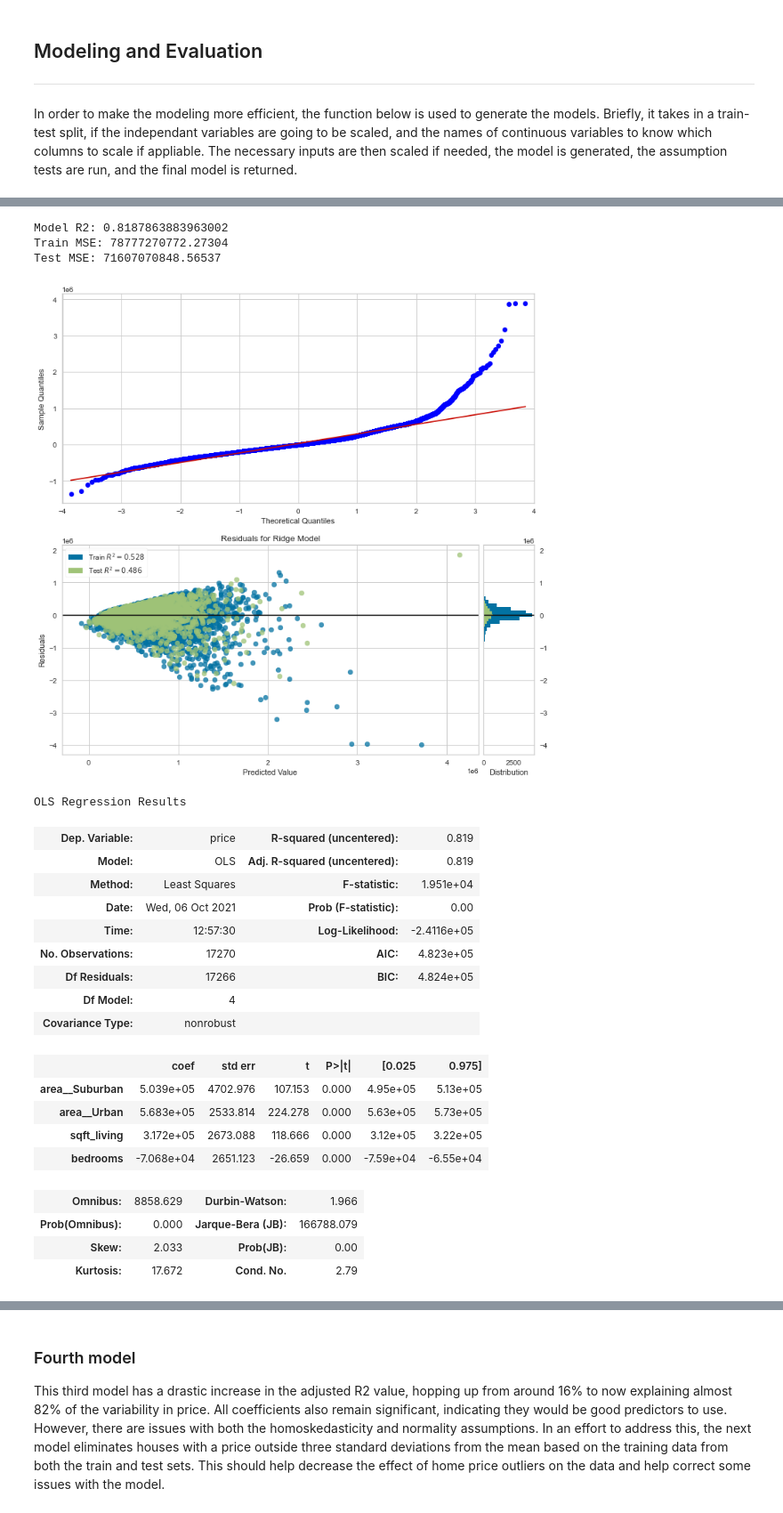
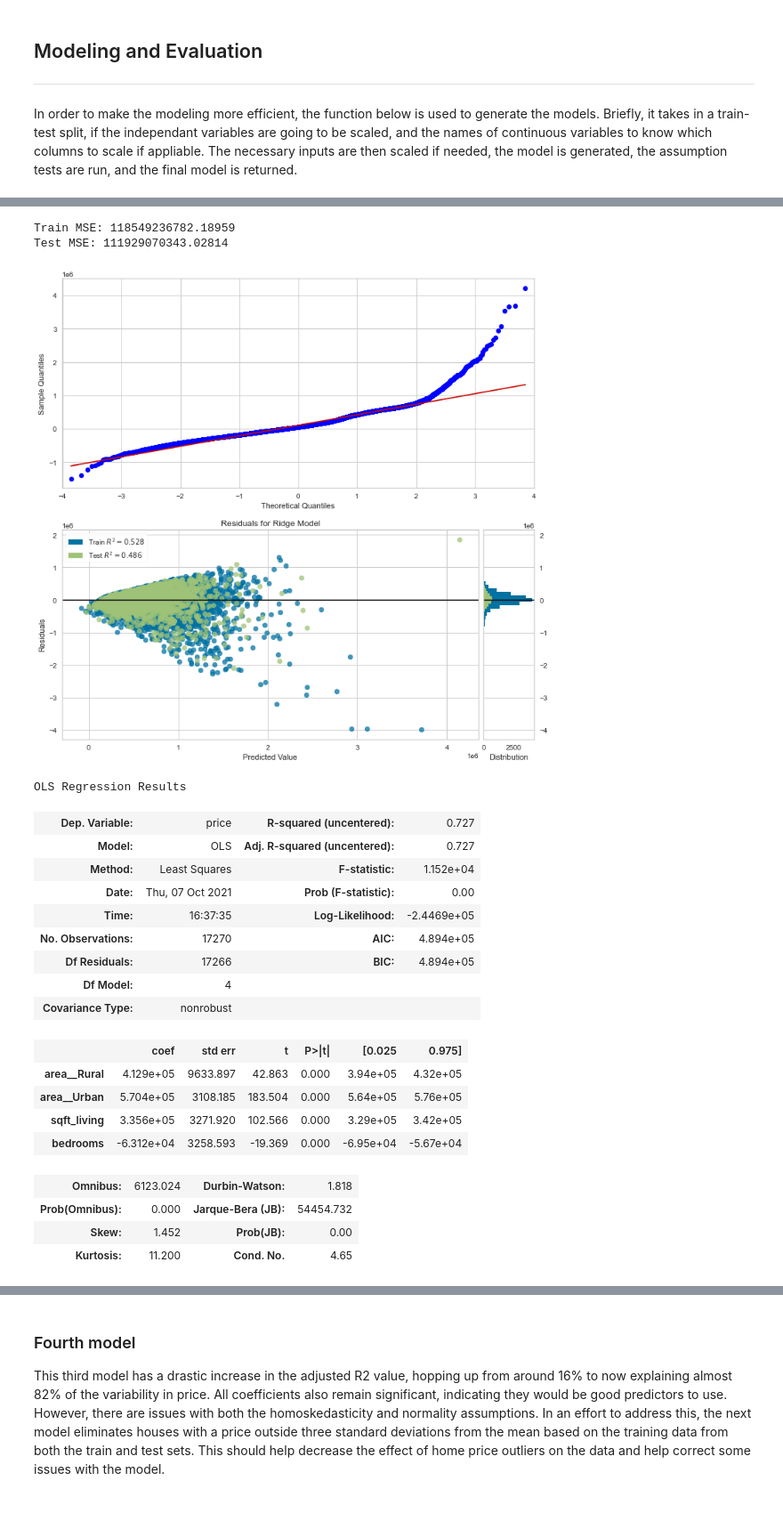
Before and after one commit to Sombrero7/project2, a Jupyter notebook: King_County_Analysis.ipynb, the cells around one changed output, grey strips where cells are left out. Shown at 89% size. Cells and saved outputs as stored; diff of their text form; code cells hidden in the pictures.

```diff
--- a/King_County_Analysis.ipynb
+++ b/King_County_Analysis.ipynb
@@ -228,0 +242,14 @@ df.head()
+# %%
+#Function to bin house conditions together
+def bin_conditions(x):
+    if (x == 'Poor') | (x == 'Fair') | (x == 'Average'):
+        return 'Low'
+    elif x == 'Good':
+        return 'Medium'
+    else:
+        return 'High'
+
+#Bins conditions by the three groups above
+df['conditions_bin'] = df['condition'].apply(bin_conditions)
+df = df.drop('condition', axis = 1)
+df.head()
@@ -395,41 +427,41 @@ While the adujsted R2 value is only slightly better than the first model, both c
 # %%
 #The features we are interested in for this model
 features_of_interest = ['sqft_living', 'bedrooms']
 
 #Categorical data that we want to include in our model
-city_df = pd.get_dummies(df['area_type'], drop_first=True, prefix='area_')
+city_df = pd.get_dummies(df['area_type'], prefix='area_')
+city_df = city_df.drop(columns = 'area__Suburban')
 
 #Creates new dataframe of independant variables
 X_df = pd.concat([city_df, df[features_of_interest]], axis=1)
 
 X_train, X_test, y_train, y_test = train_test_split(X_df, y_df, test_size=0.2, random_state=69)
 
 third_model = model_maker(X_train, X_test, y_train, y_test, features_of_interest)
 third_model.summary()
 # %% [output]
-Model R2: 0.8187863883963002
-Train MSE: 78777270772.27304
-Test MSE: 71607070848.56537
+Train MSE: 118549236782.18959
+Test MSE: 111929070343.02814
-[figure, old version]
+[figure, new version]
 OLS Regression Results
-| Dep. Variable: | price | R-squared (uncentered): | 0.819 |
-| Model: | OLS | Adj. R-squared (uncentered): | 0.819 |
-| Method: | Least Squares | F-statistic: | 1.951e+04 |
-| Date: | Wed, 06 Oct 2021 | Prob (F-statistic): | 0.00 |
-| Time: | 12:57:30 | Log-Likelihood: | -2.4116e+05 |
-| No. Observations: | 17270 | AIC: | 4.823e+05 |
-| Df Residuals: | 17266 | BIC: | 4.824e+05 |
+| Dep. Variable: | price | R-squared (uncentered): | 0.727 |
+| Model: | OLS | Adj. R-squared (uncentered): | 0.727 |
+| Method: | Least Squares | F-statistic: | 1.152e+04 |
+| Date: | Thu, 07 Oct 2021 | Prob (F-statistic): | 0.00 |
+| Time: | 16:37:35 | Log-Likelihood: | -2.4469e+05 |
+| No. Observations: | 17270 | AIC: | 4.894e+05 |
+| Df Residuals: | 17266 | BIC: | 4.894e+05 |
 | Df Model: | 4 |  |  |
 | Covariance Type: | nonrobust |  |  |
 |  | coef | std err | t | P>|t| | [0.025 | 0.975] |
-| area__Suburban | 5.039e+05 | 4702.976 | 107.153 | 0.000 | 4.95e+05 | 5.13e+05 |
-| area__Urban | 5.683e+05 | 2533.814 | 224.278 | 0.000 | 5.63e+05 | 5.73e+05 |
-| sqft_living | 3.172e+05 | 2673.088 | 118.666 | 0.000 | 3.12e+05 | 3.22e+05 |
-| bedrooms | -7.068e+04 | 2651.123 | -26.659 | 0.000 | -7.59e+04 | -6.55e+04 |
+| area__Rural | 4.129e+05 | 9633.897 | 42.863 | 0.000 | 3.94e+05 | 4.32e+05 |
+| area__Urban | 5.704e+05 | 3108.185 | 183.504 | 0.000 | 5.64e+05 | 5.76e+05 |
+| sqft_living | 3.356e+05 | 3271.920 | 102.566 | 0.000 | 3.29e+05 | 3.42e+05 |
+| bedrooms | -6.312e+04 | 3258.593 | -19.369 | 0.000 | -6.95e+04 | -5.67e+04 |
-| Omnibus: | 8858.629 | Durbin-Watson: | 1.966 |
-| Prob(Omnibus): | 0.000 | Jarque-Bera (JB): | 166788.079 |
-| Skew: | 2.033 | Prob(JB): | 0.00 |
-| Kurtosis: | 17.672 | Cond. No. | 2.79 |
+| Omnibus: | 6123.024 | Durbin-Watson: | 1.818 |
+| Prob(Omnibus): | 0.000 | Jarque-Bera (JB): | 54454.732 |
+| Skew: | 1.452 | Prob(JB): | 0.00 |
+| Kurtosis: | 11.200 | Cond. No. | 4.65 |
 Notes:
 [1] R² is computed without centering (uncentered) since the model does not contain a constant.
 [2] Standard Errors assume that the covariance matrix of the errors is correctly specified.
```
Also changed, not shown: parts of 26 cells of this notebook.
